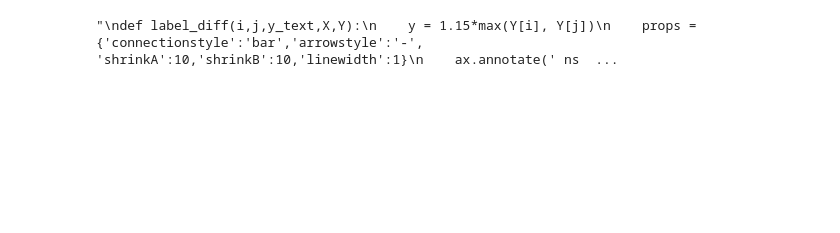
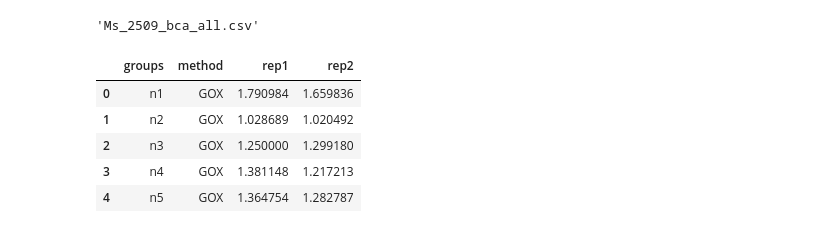
Before and after one commit to MKolaksazov/Data-Science, a Jupyter notebook: Colab code (graphs)/Tukey_test_letters.ipynb, the cells around one changed output. Saved outputs shown, nothing was run; the diff lists cells and outputs as text; code cells hidden in the pictures; blank space fills up the shorter version.

```diff
--- a/Colab code (graphs)/Tukey_test_letters.ipynb
+++ b/Colab code (graphs)/Tukey_test_letters.ipynb
@@ -615,12 +3,16 @@ plt.show()
-# %%
-# Variant 2
-'''
-def label_diff(i,j,y_text,X,Y):
-    y = 1.15*max(Y[i], Y[j])
-    props = {'connectionstyle':'bar','arrowstyle':'-',\
-                 'shrinkA':10,'shrinkB':10,'linewidth':1}
-    ax.annotate(' ns (p=' + str(y_text) + ')', xy=(X[i],y + y_height*0.07), zorder=10)
-    ax.annotate('', xy=(X[i],y), xytext=(X[j],y), arrowprops=props)
-'''
-# %% [output]
-"\ndef label_diff(i,j,y_text,X,Y):\n    y = 1.15*max(Y[i], Y[j])\n    props = {'connectionstyle':'bar','arrowstyle':'-',                 'shrinkA':10,'shrinkB':10,'linewidth':1}\n    ax.annotate(' ns  ...
+# %%
+import pandas as pd
+import numpy as np
+import os
+
+# Get the list of files in the current directory
+files = os.listdir('.')
+
+# Find the CSV file
+csv_file = [file for file in files if file.endswith('.csv')][0]
+
+# прочитане директно от изхода на приложението за обработка на сурови данни от апарата
+df = pd.read_csv(csv_file, delimiter='\t', decimal='.', skiprows=0)
+csv_file
+# %% [output]
+'Ms_2509_bca_all.csv'
@@ -626,0 +23,9 @@ def label_diff(i,j,y_text,X,Y):
+# %%
+df.head()
+# %% [output]
+|  | groups | method | rep1 | rep2 |
+| 0 | n1 | GOX | 1.790984 | 1.659836 |
+| 1 | n2 | GOX | 1.028689 | 1.020492 |
+| 2 | n3 | GOX | 1.250000 | 1.299180 |
+| 3 | n4 | GOX | 1.381148 | 1.217213 |
+| 4 | n5 | GOX | 1.364754 | 1.282787 |
```
Also changed, not shown: parts of 46 cells of this notebook.
